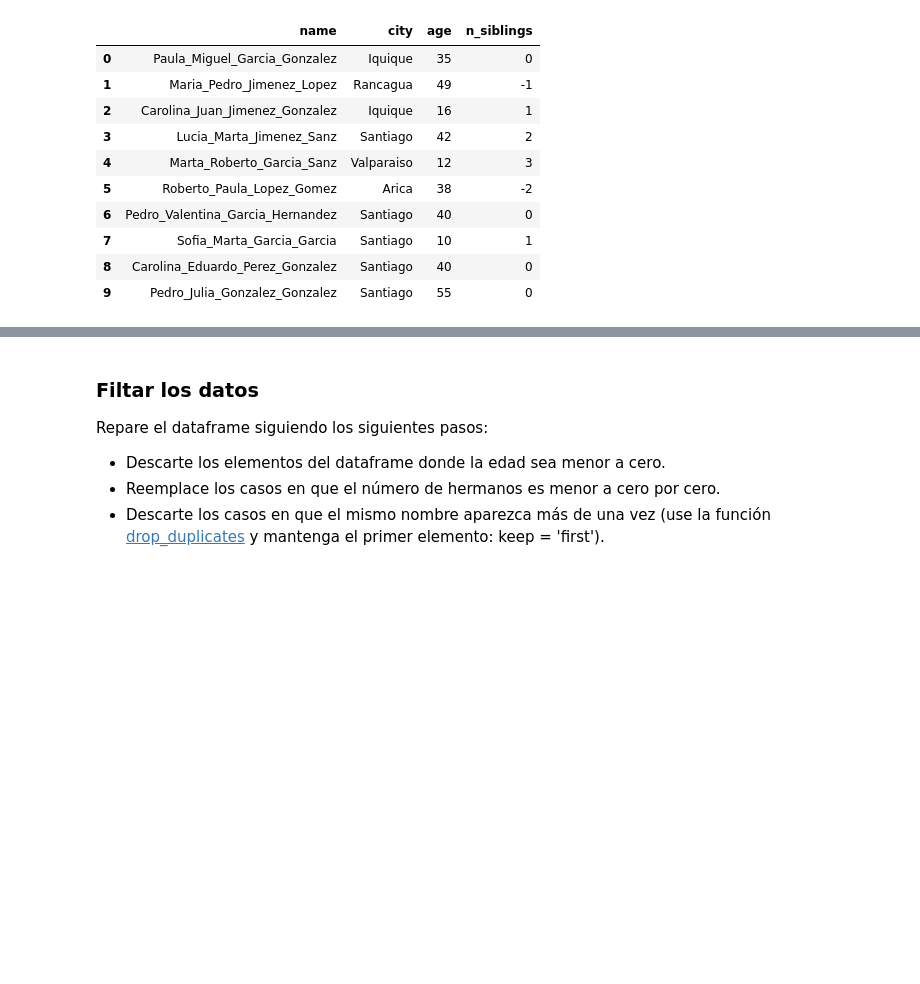
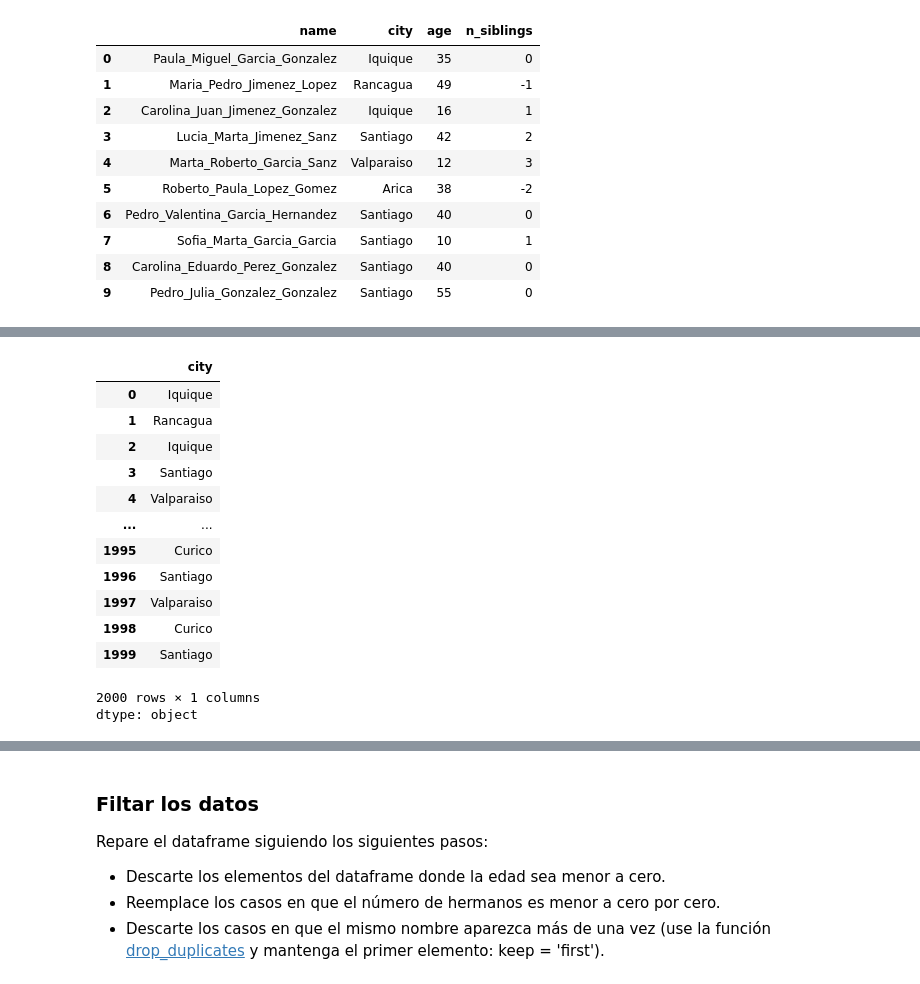
Before and after one commit to Morales-Andres/Tarea-1, a Jupyter notebook: Tarea_1.ipynb, the cells around one changed output, grey strips where cells are left out. Cells and saved outputs as stored; diff of their text form; code cells hidden in the pictures; blank space fills up the shorter version.

```diff
--- a/Tarea_1.ipynb
+++ b/Tarea_1.ipynb
@@ -223,0 +243,18 @@ censo.head(10)
+# %%
+df_censo_ciudad = df_censo['city']
+df_censo_ciudad
+# %% [output]
+|  | city |
+| 0 | Iquique |
+| 1 | Rancagua |
+| 2 | Iquique |
+| 3 | Santiago |
+| 4 | Valparaiso |
+| ... | ... |
+| 1995 | Curico |
+| 1996 | Santiago |
+| 1997 | Valparaiso |
+| 1998 | Curico |
+| 1999 | Santiago |
+2000 rows × 1 columns
+dtype: object
```
Also changed, not shown: parts of 7 cells of this notebook.
